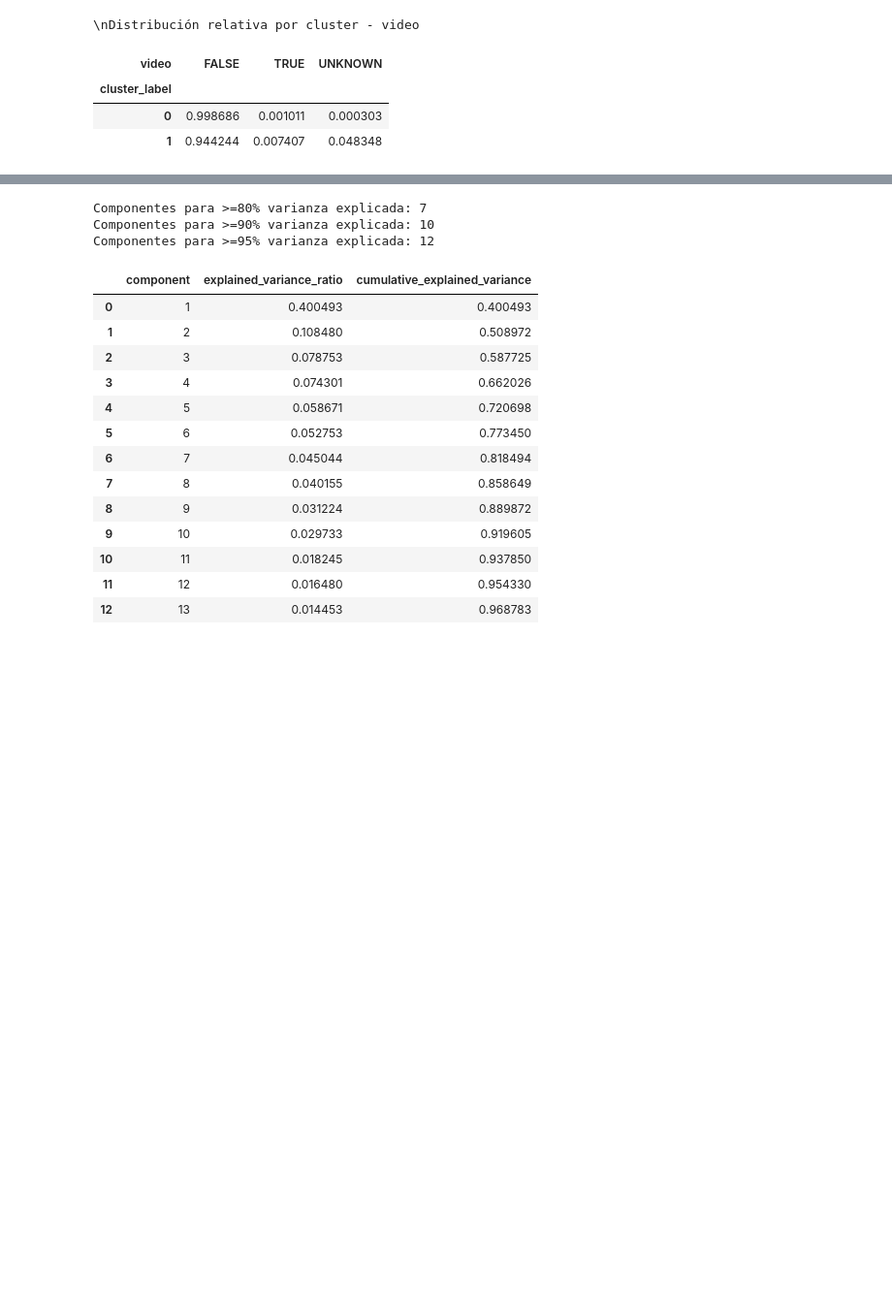
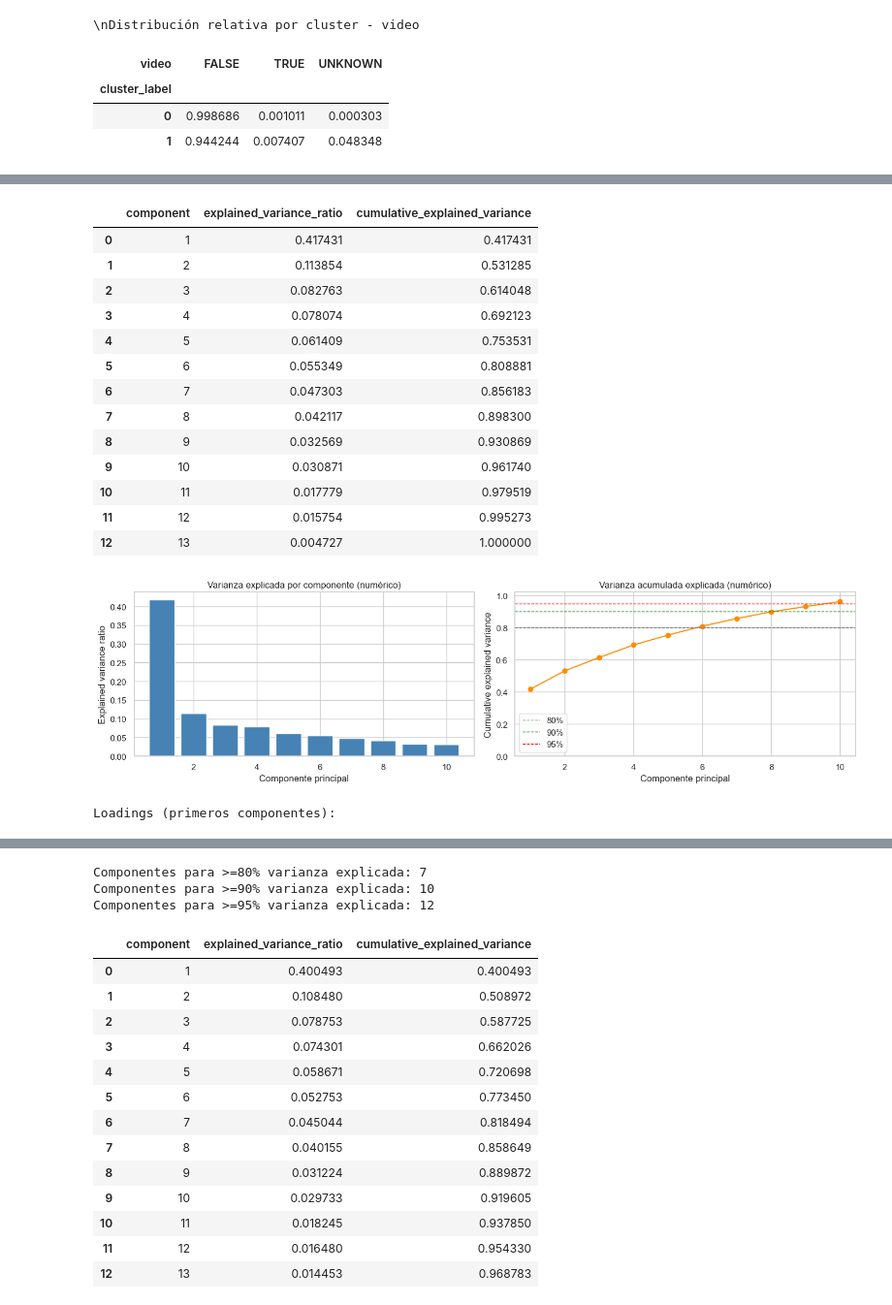
Before and after one commit to MrMenth0l/MineriaDatos-Lab2, a Jupyter notebook: Lab2/clustering_inicial.ipynb, the cells around one changed output, grey strips where cells are left out. Shown at 97% size. Saved outputs shown, nothing was run; the diff lists cells and outputs as text; code cells hidden in the pictures; blank space fills up the shorter version.

```diff
--- a/Lab2/clustering_inicial.ipynb
+++ b/Lab2/clustering_inicial.ipynb
@@ -592,0 +926,62 @@ Sugerencias para el equipo:
+# %%
+# 3.3. ACP sobre variables numéricas (estandarizadas).
+scaler_pca = StandardScaler()
+X_pca_num = scaler_pca.fit_transform(df_numeric_complete)
+
+max_pca_components_num = min(X_pca_num.shape[0], X_pca_num.shape[1])
+pca_num = PCA(n_components=max_pca_components_num, random_state=RANDOM_STATE)
+X_pca_full_num = pca_num.fit_transform(X_pca_num)
+
+explained_ratio_num = pca_num.explained_variance_ratio_
+cumulative_explained_num = np.cumsum(explained_ratio_num)
+
+pca_summary_num = pd.DataFrame({
+    'component': np.arange(1, len(explained_ratio_num) + 1),
+    'explained_variance_ratio': explained_ratio_num,
+    'cumulative_explained_variance': cumulative_explained_num,
+})
+
+n_comp_80_num = int(np.argmax(cumulative_explained_num >= 0.80) + 1) if np.any(cumulative_explained_num >= 0.80) else len(cumulative_explained_num)
+n_comp_90_num = int(np.argmax(cumulative_explained_num >= 0.90) + 1) if np.any(cumulative_explained_num >= 0.90) else len(cumulative_explained_num)
+n_comp_95_num = int(np.argmax(cumulative_explained_num >= 0.95) + 1) if np.any(cumulative_explained_num >= 0.95) else len(cumulative_explained_num)
+
+print(f'Componentes (numéricos) para >=80% varianza explicada: {n_comp_80_num}')
+print(f'Componentes (numéricos) para >=90% varianza explicada: {n_comp_90_num}')
+print(f'Componentes (numéricos) para >=95% varianza explicada: {n_comp_95_num}')
+
+display(pca_summary_num.head(15))
+
+# Visualización de varianza explicada para los primeros componentes numéricos.
+max_plot_components_num = min(10, len(explained_ratio_num))
+plot_df_num = pca_summary_num.head(max_plot_components_num)
+
+fig, axes = plt.subplots(1, 2, figsize=(14, 4))
+
+axes[0].bar(plot_df_num['component'], plot_df_num['explained_variance_ratio'], color='steelblue')
+axes[0].set_title('Varianza explicada por componente (numérico)')
+axes[0].set_xlabel('Componente principal')
+axes[0].set_ylabel('Explained variance ratio')
+
+axes[1].plot(plot_df_num['component'], plot_df_num['cumulative_explained_variance'], marker='o', color='darkorange')
+axes[1].axhline(0.80, color='gray', linestyle='--', linewidth=1, label='80%')
+axes[1].axhline(0.90, color='green', linestyle='--', linewidth=1, label='90%')
+axes[1].axhline(0.95, color='red', linestyle='--', linewidth=1, label='95%')
+axes[1].set_ylim(0, 1.02)
+axes[1].set_title('Varianza acumulada explicada (numérico)')
+axes[1].set_xlabel('Componente principal')
+axes[1].set_ylabel('Cumulative explained variance')
+axes[1].legend()
+
+plt.tight_layout()
+plt.show()
+
+# Matriz de coeficientes (loadings) para interpretar componentes.
+loadings_num = pd.DataFrame(
+    pca_num.components_.T,
+    index=NUMERIC_COLS,
+    columns=[f'PC{i+1}' for i in range(pca_num.n_components_)],
+)
+
+print("Loadings (primeros componentes):")
+display(loadings_num.iloc[:, :min(5, loadings_num.shape[1])])
+# %% [output]
@@ -592,0 +991,16 @@ Sugerencias para el equipo:
+|  | component | explained_variance_ratio | cumulative_explained_variance |
+| 0 | 1 | 0.417431 | 0.417431 |
+| 1 | 2 | 0.113854 | 0.531285 |
+| 2 | 3 | 0.082763 | 0.614048 |
+| 3 | 4 | 0.078074 | 0.692123 |
+| 4 | 5 | 0.061409 | 0.753531 |
+| 5 | 6 | 0.055349 | 0.808881 |
+| 6 | 7 | 0.047303 | 0.856183 |
+| 7 | 8 | 0.042117 | 0.898300 |
+| 8 | 9 | 0.032569 | 0.930869 |
+| 9 | 10 | 0.030871 | 0.961740 |
+| 10 | 11 | 0.017779 | 0.979519 |
+| 11 | 12 | 0.015754 | 0.995273 |
+| 12 | 13 | 0.004727 | 1.000000 |
+[figure, added]
+Loadings (primeros componentes):
```
Also changed, not shown: parts of 24 cells of this notebook, 1 other file.
